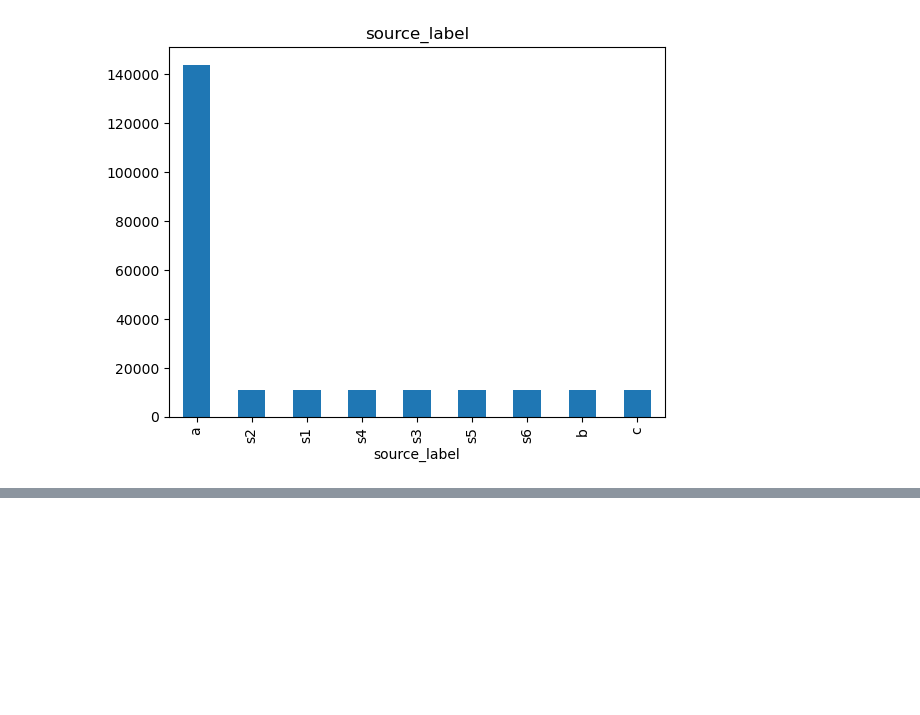
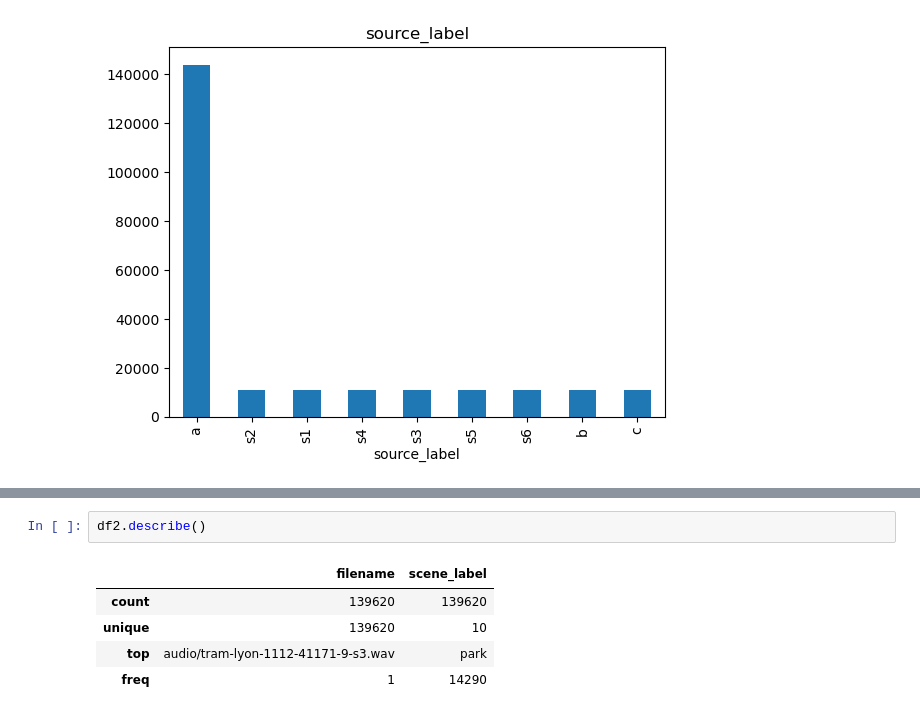
Before and after one commit to dragonsearch/DCASE-Task1, a Jupyter notebook: Data_info.ipynb, the cells around one changed output, grey strips where cells are left out. Drawn from its saved outputs; the diff is of its cells as text; blank space fills up the shorter version.

```diff
--- a/Data_info.ipynb
+++ b/Data_info.ipynb
@@ -221,0 +298,8 @@ plt.show()
+# %%
+df2.describe()
+# %% [output]
+|  | filename | scene_label |
+| count | 139620 | 139620 |
+| unique | 139620 | 10 |
+| top | audio/tram-lyon-1112-41171-9-s3.wav | park |
+| freq | 1 | 14290 |
```
Also changed, not shown: parts of 17 cells of this notebook.
